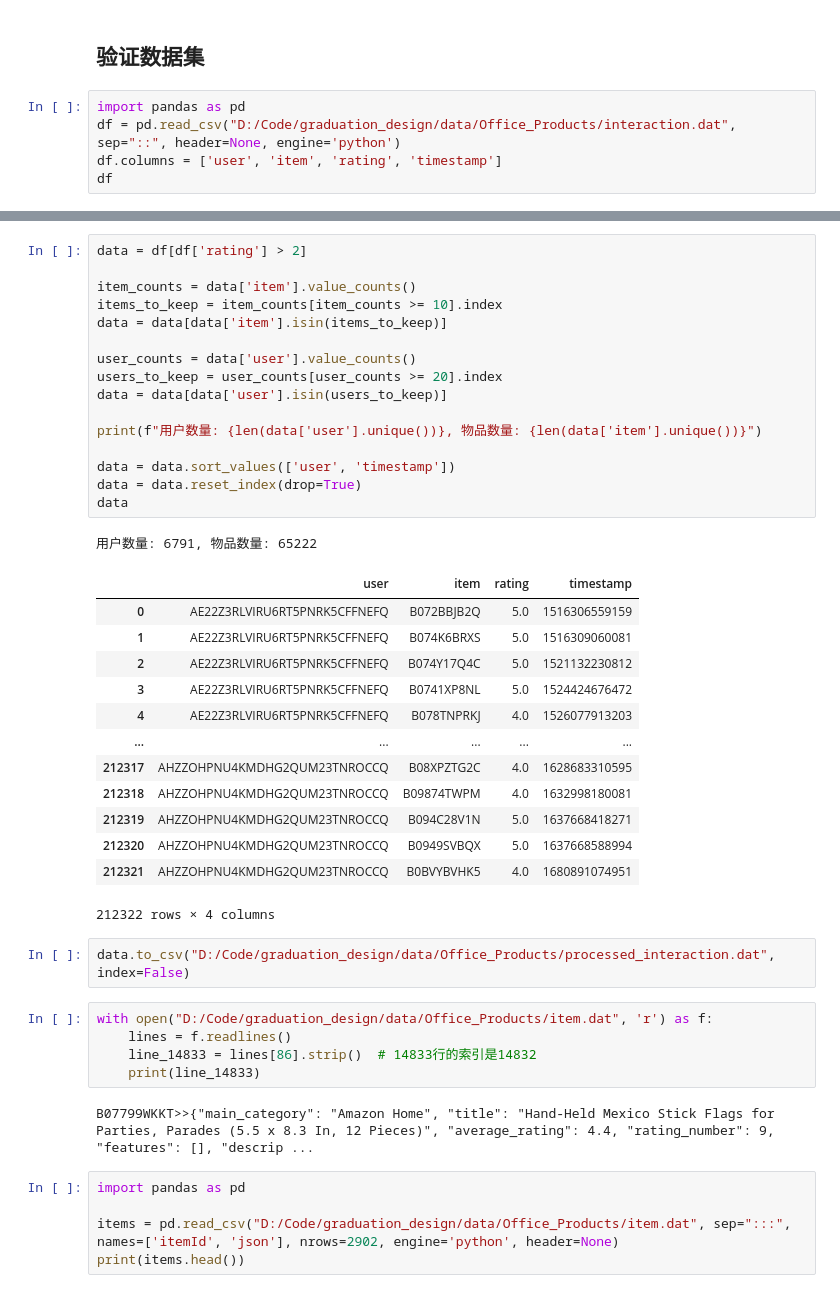
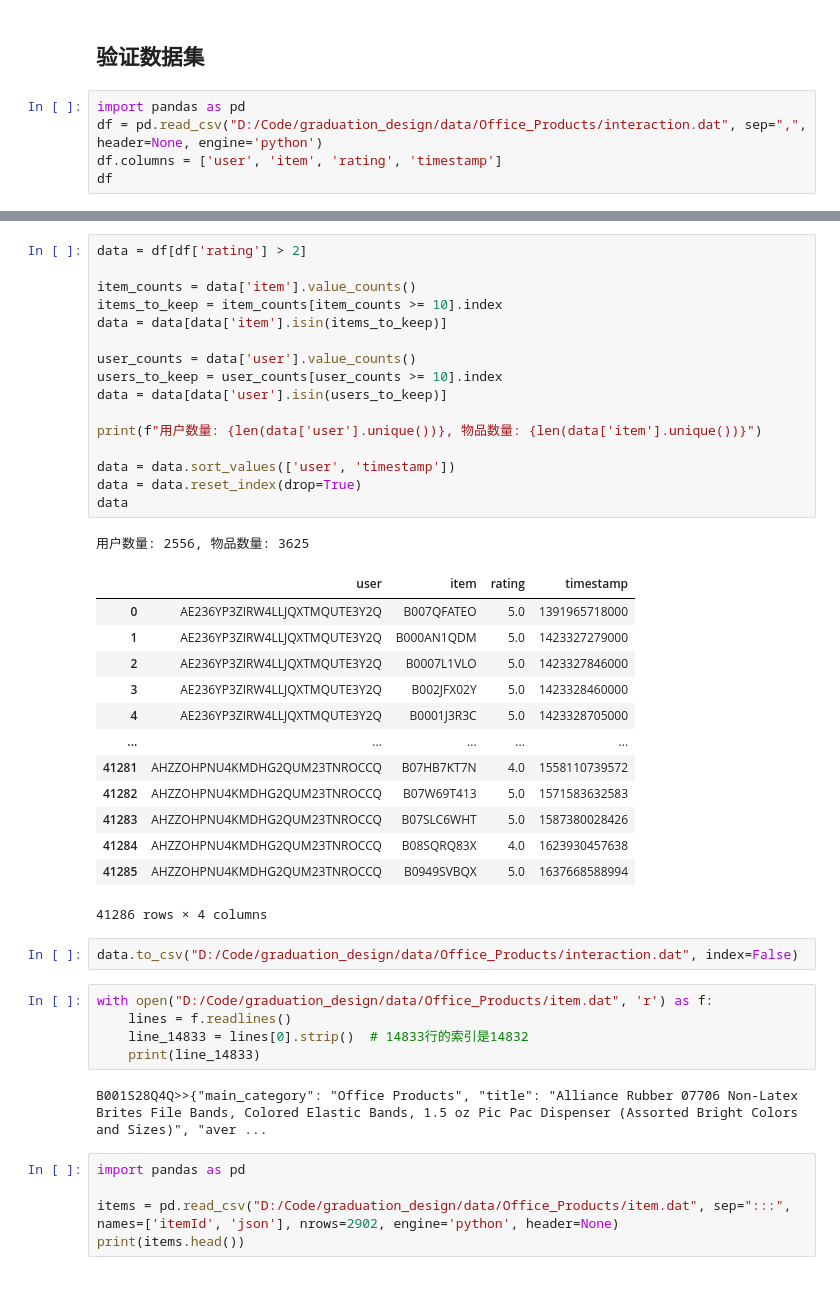
Before and after one commit to NoyeArk/graduation_design, a Jupyter notebook: ipynb/data_process/amazon.ipynb, the cells around one changed output, grey strips where cells are left out. Saved outputs shown, nothing was run; the diff lists cells and outputs as text.

```diff
--- a/ipynb/data_process/amazon.ipynb
+++ b/ipynb/data_process/amazon.ipynb
@@ -31,7 +31,7 @@ with open(file, 'r') as fp:
 ## 验证数据集
 # %%
 import pandas as pd
-df = pd.read_csv("D:/Code/graduation_design/data/Office_Products/interaction.dat", sep="::", header=None, engine='python')
+df = pd.read_csv("D:/Code/graduation_design/data/Office_Products/interaction.dat", sep=",", header=None, engine='python')
 df.columns = ['user', 'item', 'rating', 'timestamp']
 df
 # %% [output]
@@ -51,43 +67,43 @@ df
 # %%
 data = df[df['rating'] > 2]
 
 item_counts = data['item'].value_counts()
 items_to_keep = item_counts[item_counts >= 10].index
 data = data[data['item'].isin(items_to_keep)]
 
 user_counts = data['user'].value_counts()
-users_to_keep = user_counts[user_counts >= 20].index
+users_to_keep = user_counts[user_counts >= 10].index
 data = data[data['user'].isin(users_to_keep)]
 
 print(f"用户数量: {len(data['user'].unique())}, 物品数量: {len(data['item'].unique())}")
 
 data = data.sort_values(['user', 'timestamp'])
 data = data.reset_index(drop=True)
 data
 # %% [output]
-用户数量: 6791, 物品数量: 65222
+用户数量: 2556, 物品数量: 3625
 |  | user | item | rating | timestamp |
-| 0 | AE22Z3RLVIRU6RT5PNRK5CFFNEFQ | B072BBJB2Q | 5.0 | 1516306559159 |
-| 1 | AE22Z3RLVIRU6RT5PNRK5CFFNEFQ | B074K6BRXS | 5.0 | 1516309060081 |
-| 2 | AE22Z3RLVIRU6RT5PNRK5CFFNEFQ | B074Y17Q4C | 5.0 | 1521132230812 |
-| 3 | AE22Z3RLVIRU6RT5PNRK5CFFNEFQ | B0741XP8NL | 5.0 | 1524424676472 |
-| 4 | AE22Z3RLVIRU6RT5PNRK5CFFNEFQ | B078TNPRKJ | 4.0 | 1526077913203 |
+| 0 | AE236YP3ZIRW4LLJQXTMQUTE3Y2Q | B007QFATEO | 5.0 | 1391965718000 |
+| 1 | AE236YP3ZIRW4LLJQXTMQUTE3Y2Q | B000AN1QDM | 5.0 | 1423327279000 |
+| 2 | AE236YP3ZIRW4LLJQXTMQUTE3Y2Q | B0007L1VLO | 5.0 | 1423327846000 |
+| 3 | AE236YP3ZIRW4LLJQXTMQUTE3Y2Q | B002JFX02Y | 5.0 | 1423328460000 |
+| 4 | AE236YP3ZIRW4LLJQXTMQUTE3Y2Q | B0001J3R3C | 5.0 | 1423328705000 |
 | ... | ... | ... | ... | ... |
-| 212317 | AHZZOHPNU4KMDHG2QUM23TNROCCQ | B08XPZTG2C | 4.0 | 1628683310595 |
-| 212318 | AHZZOHPNU4KMDHG2QUM23TNROCCQ | B09874TWPM | 4.0 | 1632998180081 |
-| 212319 | AHZZOHPNU4KMDHG2QUM23TNROCCQ | B094C28V1N | 5.0 | 1637668418271 |
-| 212320 | AHZZOHPNU4KMDHG2QUM23TNROCCQ | B0949SVBQX | 5.0 | 1637668588994 |
-| 212321 | AHZZOHPNU4KMDHG2QUM23TNROCCQ | B0BVYBVHK5 | 4.0 | 1680891074951 |
+| 41281 | AHZZOHPNU4KMDHG2QUM23TNROCCQ | B07HB7KT7N | 4.0 | 1558110739572 |
+| 41282 | AHZZOHPNU4KMDHG2QUM23TNROCCQ | B07W69T413 | 5.0 | 1571583632583 |
+| 41283 | AHZZOHPNU4KMDHG2QUM23TNROCCQ | B07SLC6WHT | 5.0 | 1587380028426 |
+| 41284 | AHZZOHPNU4KMDHG2QUM23TNROCCQ | B08SQRQ83X | 4.0 | 1623930457638 |
+| 41285 | AHZZOHPNU4KMDHG2QUM23TNROCCQ | B0949SVBQX | 5.0 | 1637668588994 |
-212322 rows × 4 columns
+41286 rows × 4 columns
 # %%
-data.to_csv("D:/Code/graduation_design/data/Office_Products/processed_interaction.dat", index=False)
+data.to_csv("D:/Code/graduation_design/data/Office_Products/interaction.dat", index=False)
 # %%
 with open("D:/Code/graduation_design/data/Office_Products/item.dat", 'r') as f:
     lines = f.readlines()
-    line_14833 = lines[86].strip()  # 14833行的索引是14832
+    line_14833 = lines[0].strip()  # 14833行的索引是14832
     print(line_14833)
 # %% [output]
-B07799WKKT>>{"main_category": "Amazon Home", "title": "Hand-Held Mexico Stick Flags for Parties, Parades (5.5 x 8.3 In, 12 Pieces)", "average_rating": 4.4, "rating_number": 9, "features": [], "descrip ...
+B001S28Q4Q>>{"main_category": "Office Products", "title": "Alliance Rubber 07706 Non-Latex Brites File Bands, Colored Elastic Bands, 1.5 oz Pic Pac Dispenser (Assorted Bright Colors and Sizes)", "aver ...
 # %%
 import pandas as pd
 
```
Also changed, not shown: parts of 9 cells of this notebook, 15 other files.
